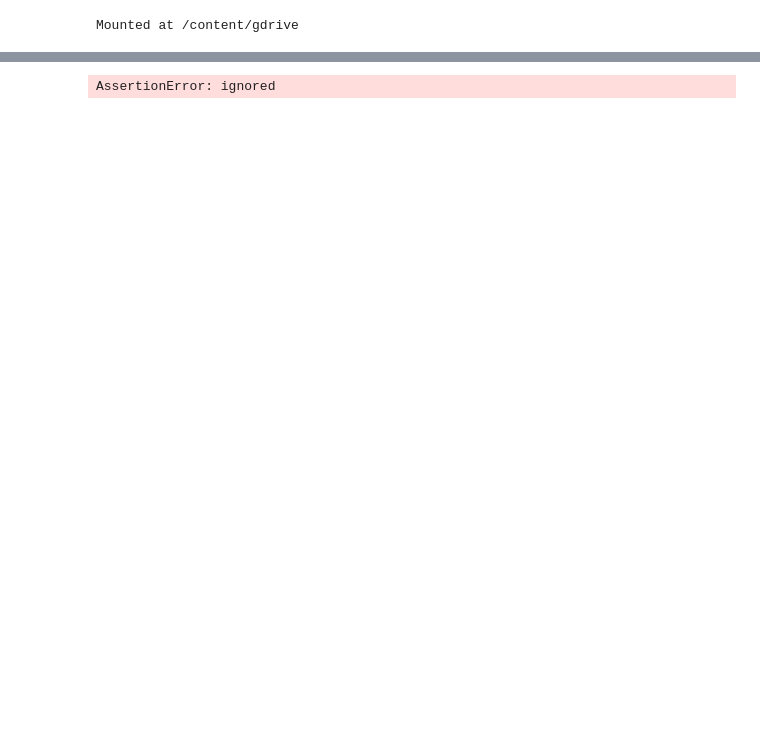
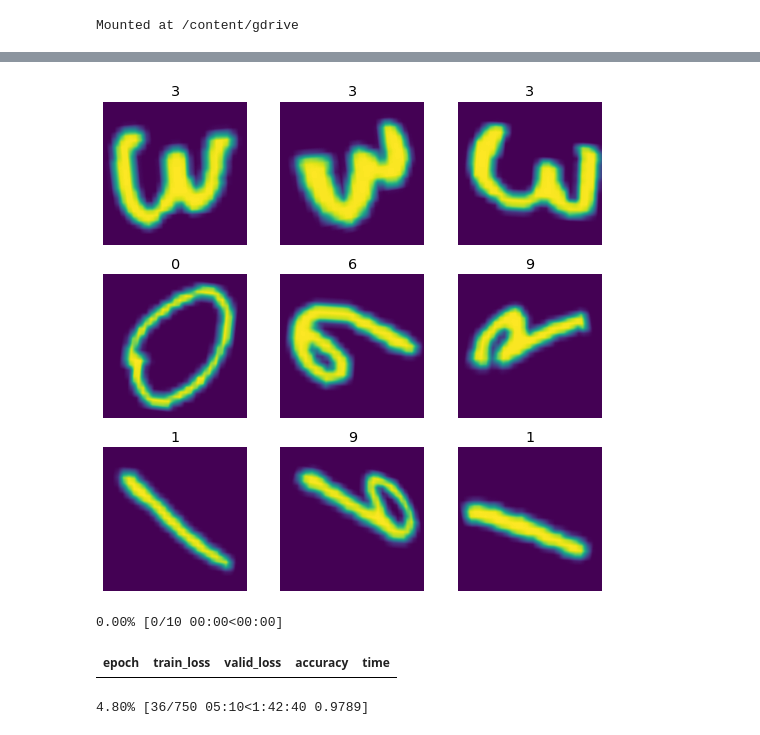
Before and after one commit to inseungkang/Kaggle, a Jupyter notebook: myEMNIST.ipynb, the cells around one changed output, grey strips where cells are left out. Cells and saved outputs as stored; diff of their text form; code cells hidden in the pictures; blank space fills up the shorter version.

Commit message:
updated the DBlock and DLoaders

```diff
--- a/myEMNIST.ipynb
+++ b/myEMNIST.ipynb
@@ -15,13 +10,22 @@ matplotlib.rc('image', cmap='Greys')
 import numpy as np
 import pandas as pd
 from sklearn.model_selection import train_test_split
+from fastai.vision.all import *
+from fastbook import *
+matplotlib.rc('image', cmap='Greys')
 
 data_dir = '/content/gdrive/My Drive/ML Data/Kaggle Data/EMNIST/'
 train_path = data_dir + 'emnist-mnist-train.csv'
-test_path = data_dir + 'emnist-mnist-test.csv'
-
+# test_path = data_dir + 'emnist-mnist-test.csv'
 train_data = pd.read_csv(train_path, sep=",", header=None)
-train_data = train_data.to_numpy().tolist()
-test_data = pd.read_csv(test_path, sep=",", header=None)
+# train_data = train_data.to_numpy().tolist()
+# test_data = pd.read_csv(test_path, sep=",", header=None)
 # train_Y = tensor(train_data.iloc[:,0]).unsqueeze(1)
 # train_X = torch.reshape(tensor(train_data.iloc[:,1:]), (60000, 28, 28))
+def get_items(path):
+  train_temp = pd.read_csv(train_path)
+  return train_temp.to_numpy().tolist()
+
+def get_x(item):
+  x = np.array(item[1:]).reshape(28,28).astype(np.uint8)
+  return x
@@ -34,2 +32,10 @@ def get_x(item):
 # %%
-db = DataBlock(blocks=(ImageBlock, CategoryBlock), get_items=train_data, get_x=get_x, get_y=lambda train_data: train_data[0], splitter=RandomSplitter(seed=42), item_tfms=Resize(224))
+db = DataBlock(blocks=(ImageBlock, CategoryBlock),
+               get_items=get_items,
+               get_x=get_x,
+               get_y=lambda train_temp: train_temp[0],
+               splitter=RandomSplitter(seed=42),
+               item_tfms=Resize(224),
+               batch_tfms=aug_transforms())
+dls = DataLoaders.from_dblock(db, df=train_data, source=data_dir)
+# db.summary(db, df=train_data, path=data_dir)
@@ -43,5 +42,12 @@ TypeError: ignored
-# %%
-learn = cnn_learner(dls, resnet34, metrics=error_rate)
-learn.fine_tune(2)
-# %% [output]
-AssertionError: ignored
+# %%
+dls.show_batch()
+# %% [output]
+[figure, added]
+# %%
+lr = 0.1
+learn = cnn_learner(dls, resnet18, metrics=accuracy)
+learn.fit_one_cycle(10, lr)
+# %% [output]
+0.00% [0/10 00:00<00:00]
+| epoch | train_loss | valid_loss | accuracy | time |
+4.80% [36/750 05:10<1:42:40 0.9789]
```
Also changed, not shown: parts of 4 cells of this notebook.
